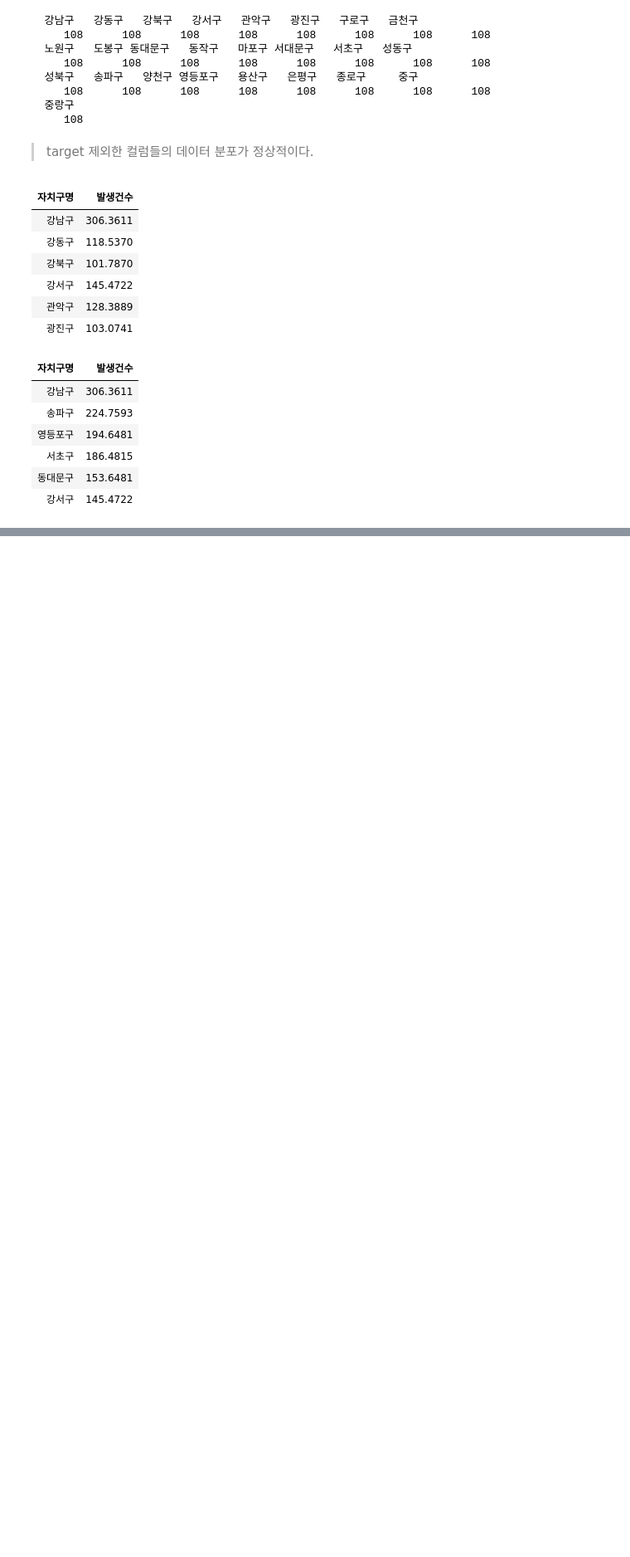
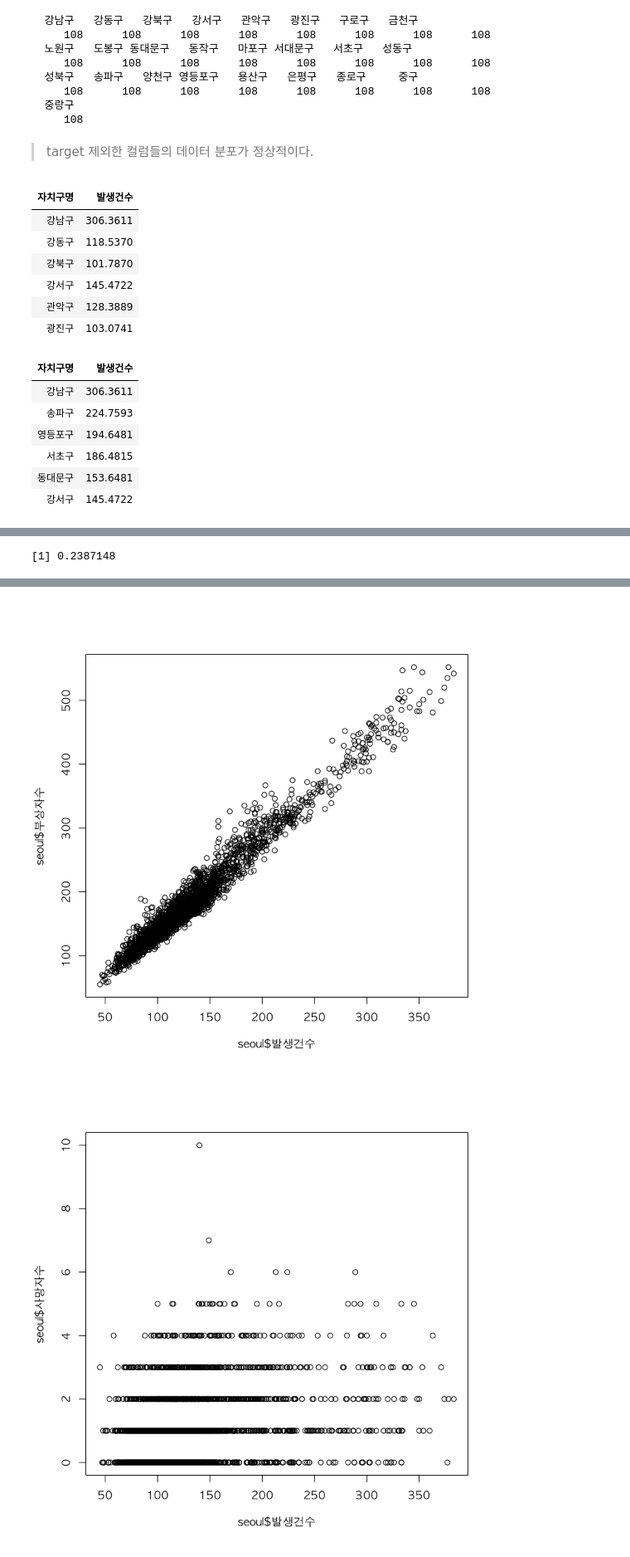
Before and after one commit to swyoo39/R_base, a Jupyter notebook: R_base/08.파일 입출력.ipynb, the cells around one changed output, grey strips where cells are left out. Shown: that part at 83% size. Saved outputs shown, nothing was run; the diff lists cells and outputs as text; code cells hidden in the pictures; blank space fills up the shorter version.

```diff
--- a/R_base/08.파일 입출력.ipynb
+++ b/R_base/08.파일 입출력.ipynb
@@ -637,0 +721,12 @@ head(arrange(regionAcc.mean,desc(발생건수)))
+# %%
+# 발생건수와 사망자수의 관계 : 상관계수
+cor(seoul$발생건수, seoul$사망자수)
+# %% [output]
+[1] 0.2387148
+# %%
+par(family="AppleGothic")
+plot(seoul$발생건수,seoul$부상자수)
+# 강한 상관관계
+plot(seoul$발생건수,seoul$사망자수)
+# 상관관계 없음
+# %% [output]
@@ -637,0 +750,2 @@ head(arrange(regionAcc.mean,desc(발생건수)))
+[figure, added]
+[figure, added]
```
Also changed, not shown: parts of 20 cells of this notebook, 3 other files.
